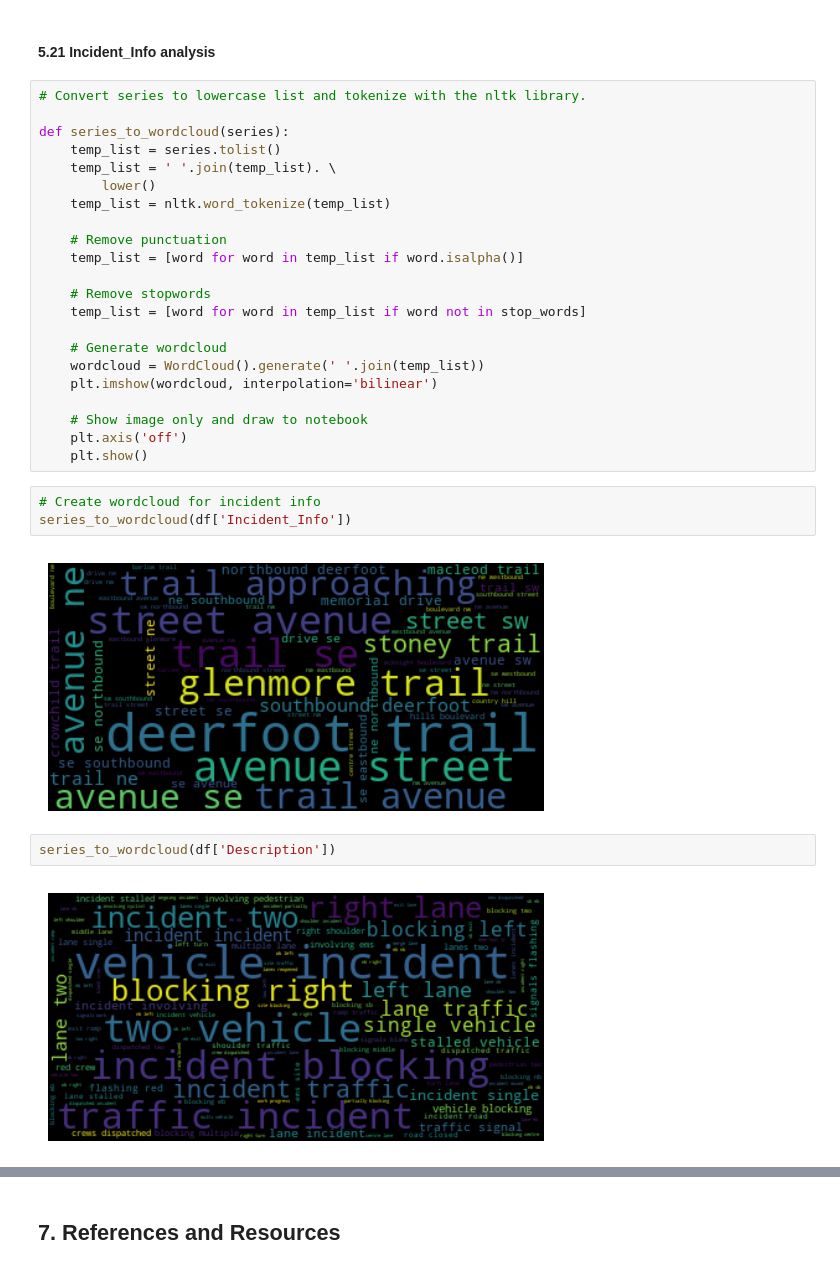
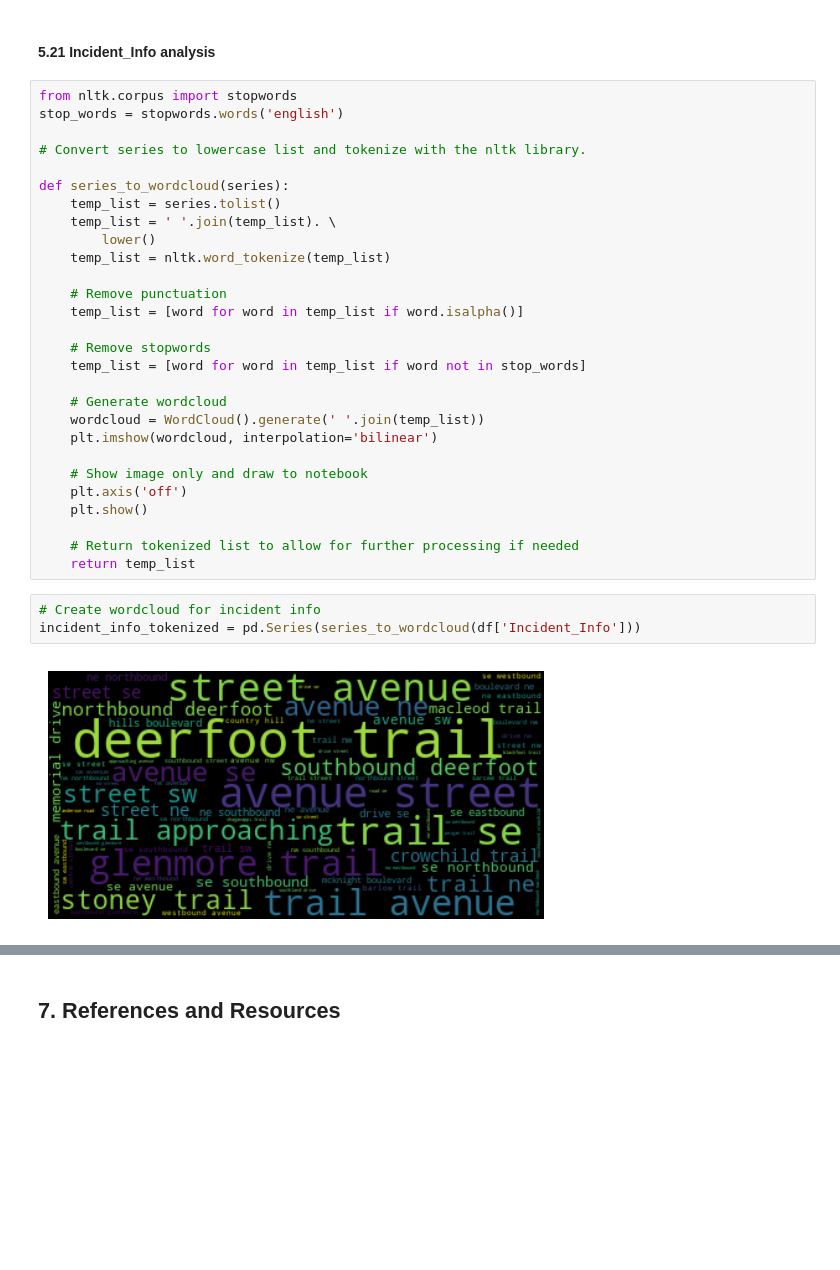
Before and after one commit to Gage-Fleming/City-of-Calgary-Data-Analysis, a Jupyter notebook: midterm.ipynb, the cells around one changed output, grey strips where cells are left out. Saved outputs shown, nothing was run; the diff lists cells and outputs as text; blank space fills up the shorter version.

```diff
--- a/midterm.ipynb
+++ b/midterm.ipynb
@@ -687,6 +669,9 @@ As discussed before the description and incident info columns are lackluster in
 # %% [markdown]
 #### 5.21 Incident_Info analysis
 # %%
+from nltk.corpus import stopwords
+stop_words = stopwords.words('english')
+
 # Convert series to lowercase list and tokenize with the nltk library.
 
 def series_to_wordcloud(series):
@@ -708,12 +693,11 @@ def series_to_wordcloud(series):
     # Show image only and draw to notebook
     plt.axis('off')
     plt.show()
+
+    # Return tokenized list to allow for further processing if needed
+    return temp_list
 # %%
 # Create wordcloud for incident info
-series_to_wordcloud(df['Incident_Info'])
+incident_info_tokenized = pd.Series(series_to_wordcloud(df['Incident_Info']))
 # %% [output]
-[figure, old version]
+[figure, new version]
-# %%
-series_to_wordcloud(df['Description'])
-# %% [output]
-[figure, removed]
```
Also changed, not shown: parts of 20 cells of this notebook.
